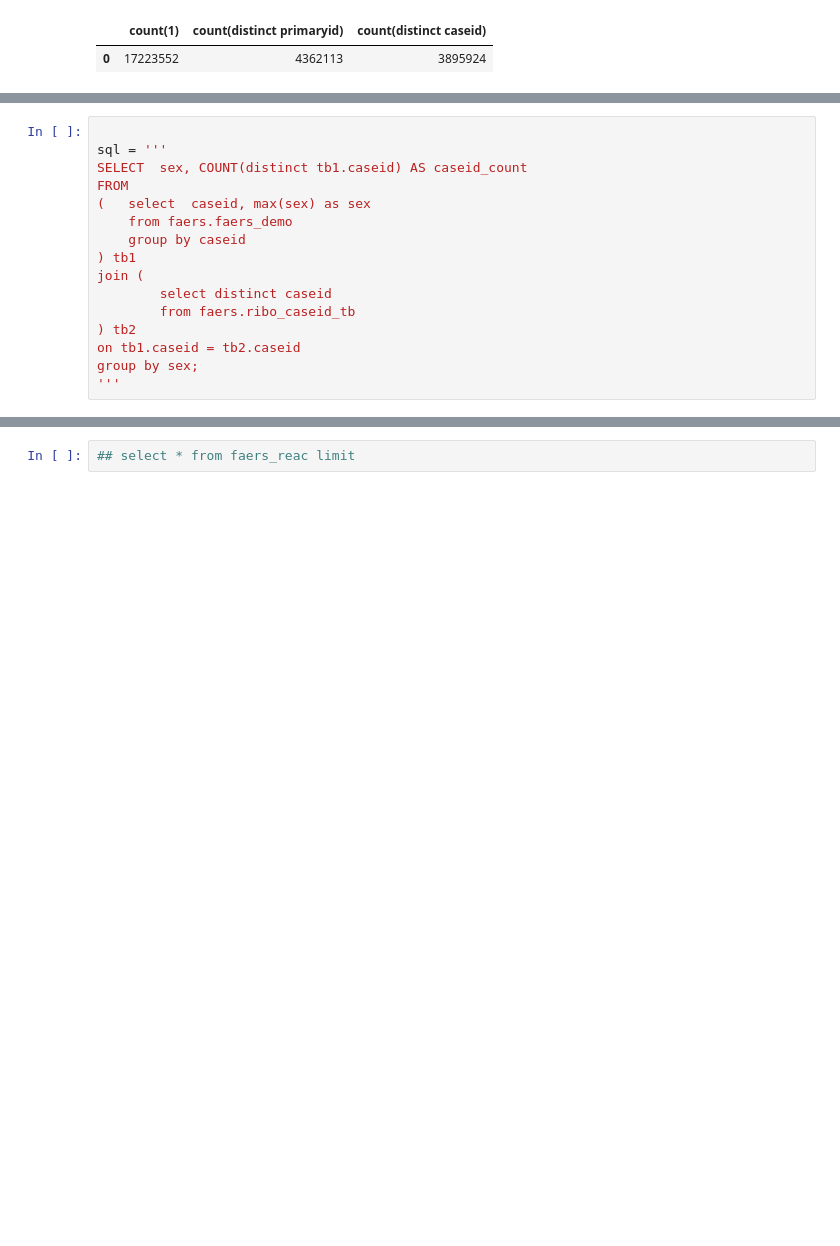
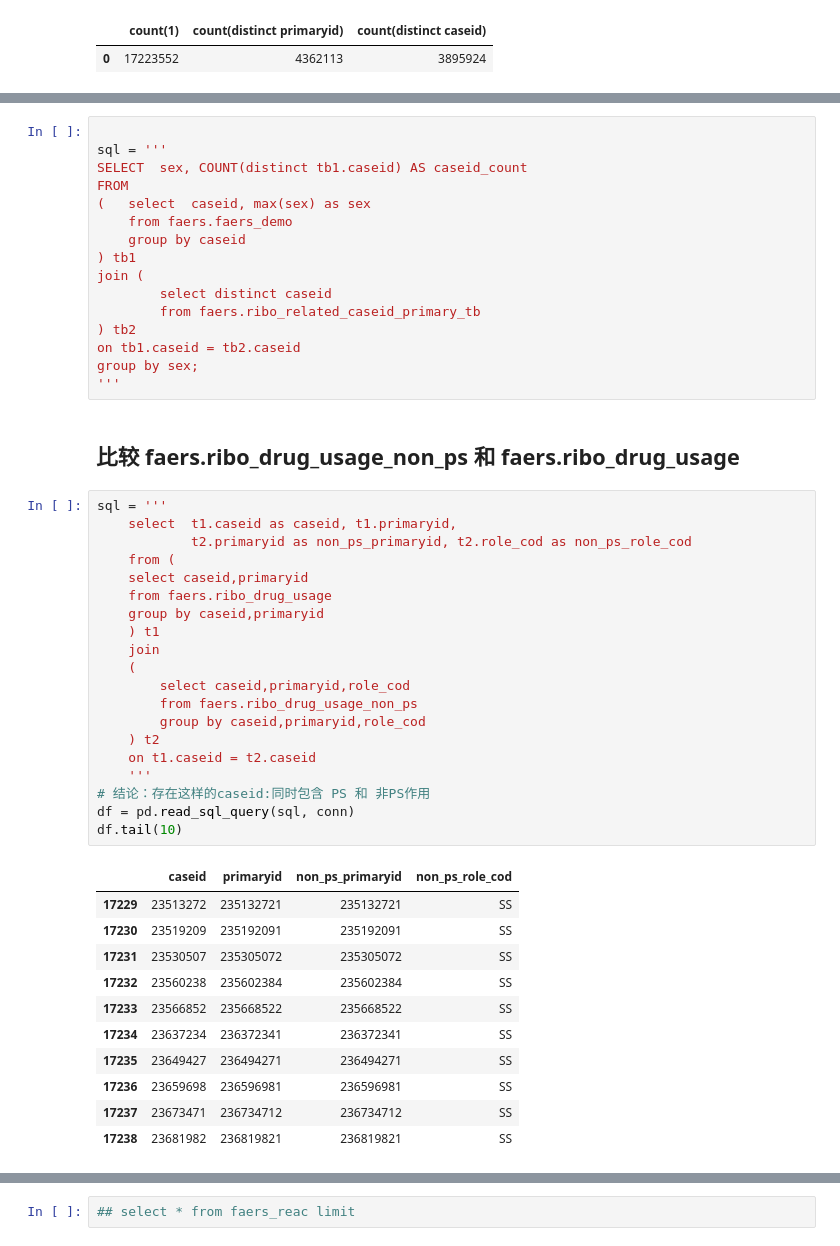
Before and after one commit to shikuncn/neksa-openfda-faers, a Jupyter notebook: index_compute/指标计算.ipynb, the cells around one changed output, grey strips where cells are left out. Saved outputs shown, nothing was run; the diff lists cells and outputs as text; blank space fills up the shorter version.

```diff
--- a/index_compute/指标计算.ipynb
+++ b/index_compute/指标计算.ipynb
@@ -74,9 +226,43 @@ FROM
 ) tb1
 join (
         select distinct caseid
-        from faers.ribo_caseid_tb
+        from faers.ribo_related_caseid_primary_tb
 ) tb2
 on tb1.caseid = tb2.caseid
 group by sex;
 '''
+# %% [markdown]
+## 比较 faers.ribo_drug_usage_non_ps 和 faers.ribo_drug_usage
+# %%
+sql = '''
+    select  t1.caseid as caseid, t1.primaryid,
+            t2.primaryid as non_ps_primaryid, t2.role_cod as non_ps_role_cod
+    from (
+    select caseid,primaryid
+    from faers.ribo_drug_usage
+    group by caseid,primaryid
+    ) t1
+    join
+    (
+        select caseid,primaryid,role_cod
+        from faers.ribo_drug_usage_non_ps
+        group by caseid,primaryid,role_cod
+    ) t2
+    on t1.caseid = t2.caseid
+    '''
+# 结论：存在这样的caseid:同时包含 PS 和 非PS作用
+df = pd.read_sql_query(sql, conn)
+df.tail(10)
+# %% [output]
+|  | caseid | primaryid | non_ps_primaryid | non_ps_role_cod |
+| 17229 | 23513272 | 235132721 | 235132721 | SS |
+| 17230 | 23519209 | 235192091 | 235192091 | SS |
+| 17231 | 23530507 | 235305072 | 235305072 | SS |
+| 17232 | 23560238 | 235602384 | 235602384 | SS |
+| 17233 | 23566852 | 235668522 | 235668522 | SS |
+| 17234 | 23637234 | 236372341 | 236372341 | SS |
+| 17235 | 23649427 | 236494271 | 236494271 | SS |
+| 17236 | 23659698 | 236596981 | 236596981 | SS |
+| 17237 | 23673471 | 236734712 | 236734712 | SS |
+| 17238 | 23681982 | 236819821 | 236819821 | SS |
 # %% [markdown]
```
Also changed, not shown: parts of 50 cells of this notebook, 3 other files.
